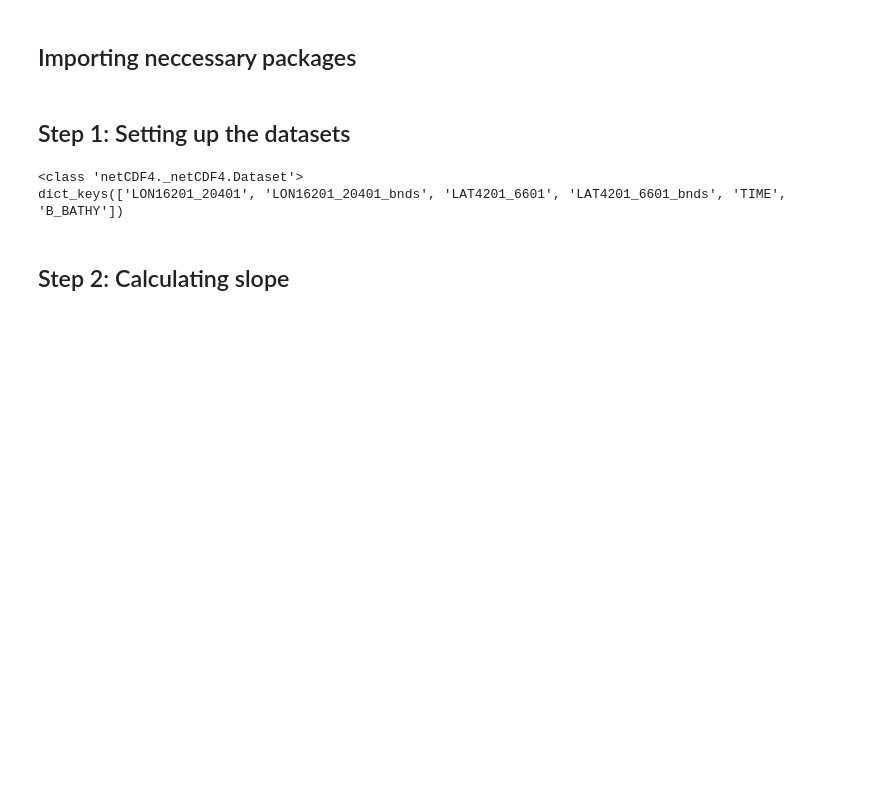
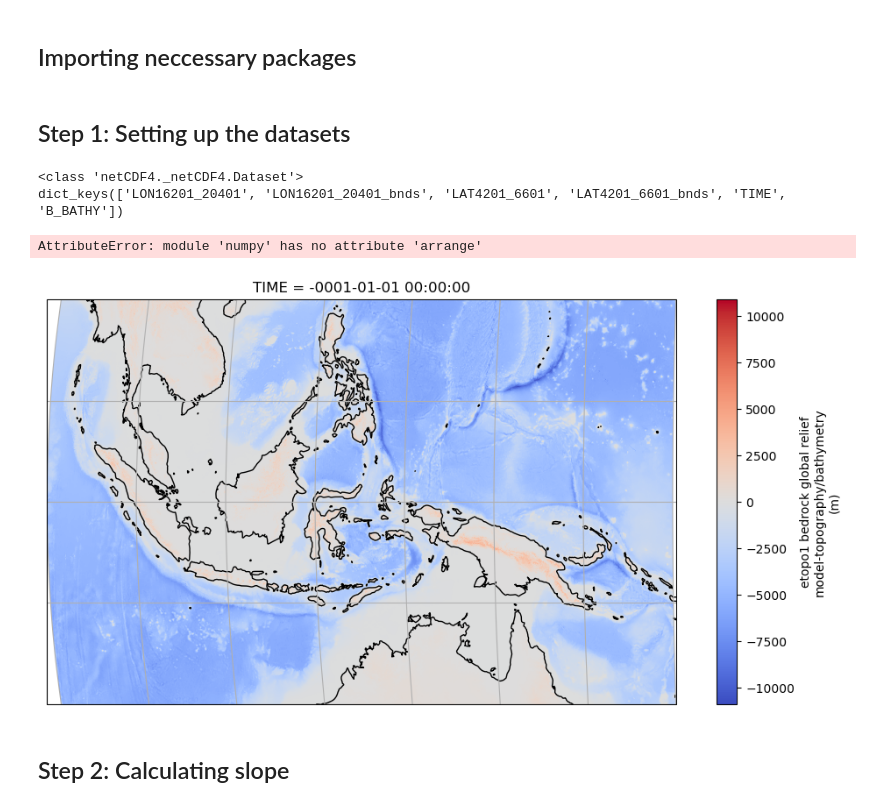
Before and after one commit to sputhiyamadam/PYRATES_workshop, a Jupyter notebook: PyRATES_Reproducible_Study_Sreedevi.ipynb, the cells around one changed output. Cells and saved outputs as stored; diff of their text form; code cells hidden in the pictures; blank space fills up the shorter version.

```diff
--- a/PyRATES_Reproducible_Study_Sreedevi.ipynb
+++ b/PyRATES_Reproducible_Study_Sreedevi.ipynb
@@ -23,10 +27,26 @@ file = '/Users/spv2023/MGWR_datasets/inputs/etopo1_MC.nc' # mention the path to
 data = Dataset(file, mode='r') # read the data
 print(type(data)) # print the type of the data
 print(data.variables.keys()) # print the variables in the data
+bathy = xr.open_dataset(file).B_BATHY
 # %% [output]
 <class 'netCDF4._netCDF4.Dataset'>
 dict_keys(['LON16201_20401', 'LON16201_20401_bnds', 'LAT4201_6601', 'LAT4201_6601_bnds', 'TIME', 'B_BATHY'])
 # %%
 ## sample data format
+
+bathy
+bathy.plot(levels=np.arrange(0,3000,100))
+# %% [output]
+AttributeError: module 'numpy' has no attribute 'arrange'
+# %%
+fig = plt.figure(figsize=(12, 6))
+ax = plt.axes(projection=ccrs.Robinson(central_longitude=180))
+ax.coastlines()
+ax.gridlines()
+bathy.plot(
+    ax=ax, transform=ccrs.PlateCarree(), cmap='coolwarm'
+);
+# %% [output]
+[figure, added]
 # %% [markdown]
 ## Step 2: Calculating slope
```
Also changed, not shown: parts of 2 cells of this notebook.
